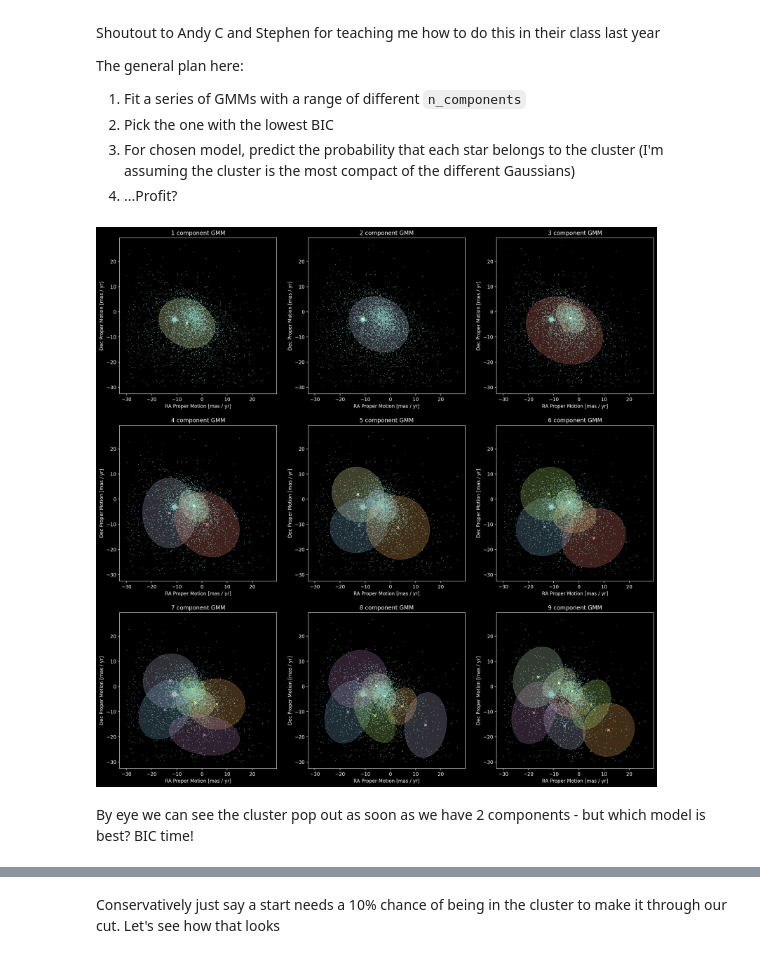
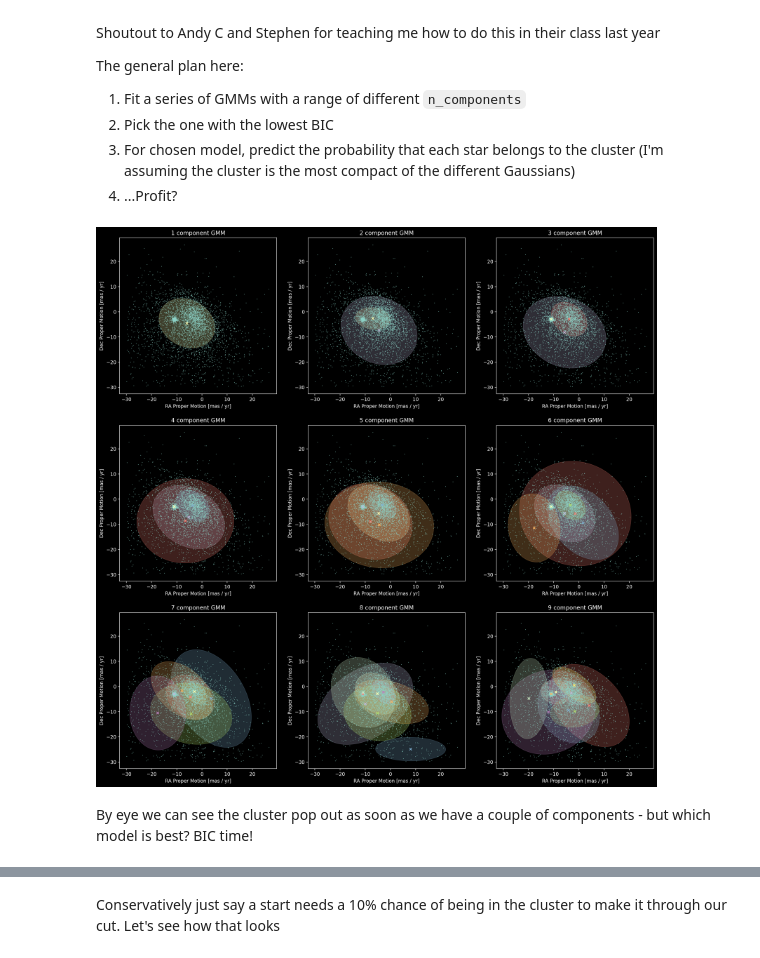
Before and after one commit to TomWagg/thermo_winter21, a Jupyter notebook: 511_galaxies/HW2.ipynb, the cells around one changed output, grey strips where cells are left out. Drawn from its saved outputs; the diff is of its cells as text; code cells hidden in the pictures.

```diff
--- a/511_galaxies/HW2.ipynb
+++ b/511_galaxies/HW2.ipynb
@@ -132,36 +136,35 @@ def make_ellipses(gmm, ax):
 # %%
 n_components_list = range(1, 10)
 
 fig, axes = plt.subplots(3, 3, figsize=(20, 20))
 flat_axes = axes.ravel()
 
 bics = [None for i in n_components_list]
 mixes = [None for i in n_components_list]
-
-X = r[["pmra", "pmdec"]][quality_cut].values
+X = r[["pmra", "pmdec", "parallax", "ra", "dec"]][quality_cut].values
 for i, n_components in enumerate(n_components_list):
     mixes[i] = GaussianMixture(n_components=n_components)
     mixes[i].fit(X)
 
     bics[i] = mixes[i].bic(X)
 
     make_ellipses(mixes[i], flat_axes[i])
 
-    flat_axes[i].scatter(*X.T, s=0.1)#, c=mix.predict(X))
-    flat_axes[i].scatter(*mixes[i].means_.T, s=25, marker="x",
+    flat_axes[i].scatter(*X.T[:2, :], s=0.1)#, c=mix.predict(X))
+    flat_axes[i].scatter(*mixes[i].means_.T[:2, :], s=25, marker="x",
                 c=[f"C{j + 1}" for j in range(n_components)])
     flat_axes[i].set_title(f"{n_components} component GMM")
 
 
 for ax in flat_axes:
     ax.set_xlabel("RA Proper Motion [mas / yr]")
     ax.set_ylabel("Dec Proper Motion [mas / yr]")
 
 plt.show()
 # %% [output]
-[figure, old version]
+[figure, new version]
 # %% [markdown]
-By eye we can see the cluster pop out as soon as we have 2 components - but which model is best? BIC time!
+By eye we can see the cluster pop out as soon as we have a couple of components - but which model is best? BIC time!
 # %%
 plt.plot(n_components_list, bics, marker="o")
 plt.xlabel("Number of components")
```
Also changed, not shown: parts of 21 cells of this notebook, 1 other file.
